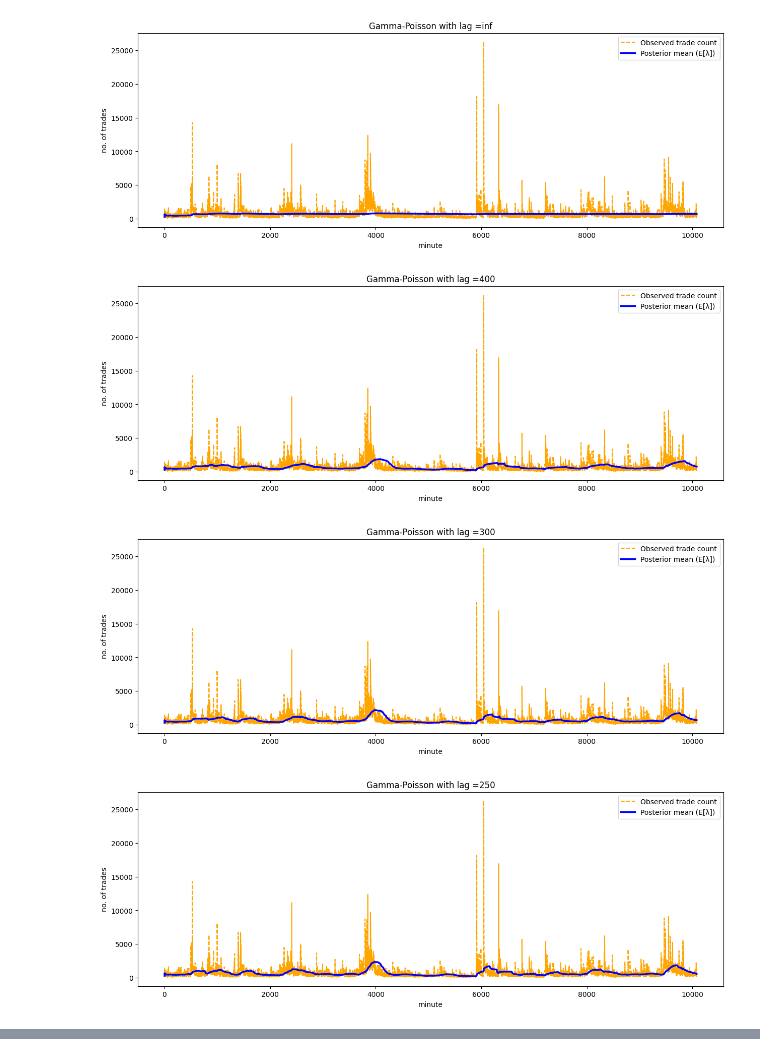
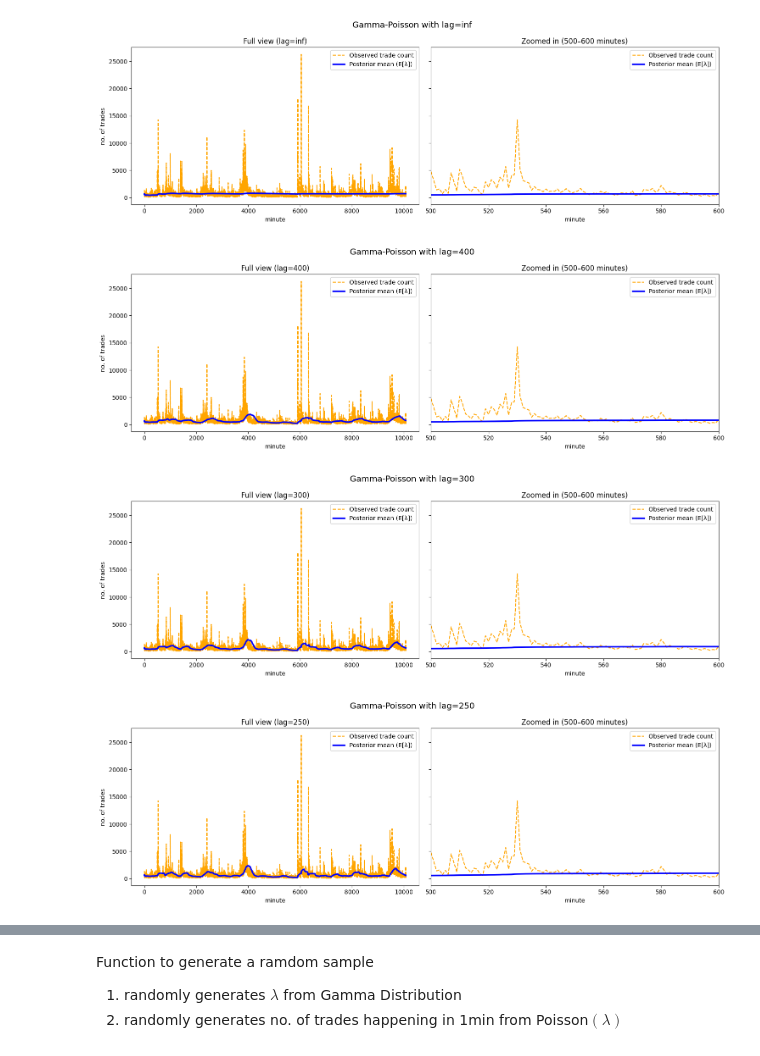
Before and after one commit to Zen-Nightshade/Crypto-Trade-Analysis, a Jupyter notebook: notebooks/Count_Bayesian_Modeling.ipynb, the cells around one changed output, grey strips where cells are left out. Saved outputs shown, nothing was run; the diff lists cells and outputs as text; code cells hidden in the pictures.

Commit message:
Updated plots

```diff
--- a/notebooks/Count_Bayesian_Modeling.ipynb
+++ b/notebooks/Count_Bayesian_Modeling.ipynb
@@ -122,25 +137,38 @@ class Gamma_Poisson:
 
         self.ppi[1 - percent] = ppis
 # %%
-def expected_lambda(params, lag):
-    plt.figure(figsize=(15,5))
-    lmda = [alpha/beta for alpha, beta in zip(params["alpha"][1:],params["beta"][1:])]
-    plt.xlabel("minute")
-    plt.ylabel("no. of trades")
+def expected_lambda(params, lag, zoom_start=0, zoom_end=200):
+    fig, axs = plt.subplots(1, 2, figsize=(15, 5), sharey=True)
 
-    plt.plot(df["trade_count"].values, color="orange", linestyle="--", label="Observed trade count")
-    plt.plot(lmda, color="blue", linewidth=2.5, label="Posterior mean (E[λ])")
+    lmda = [alpha / beta for alpha, beta in zip(params["alpha"][1:], params["beta"][1:])]
+    x = range(len(df["trade_count"].values))
 
-    plt.legend()
-    plt.title(f"Gamma-Poisson with lag ={lag}")
+    # --- Left: Full plot ---
+    axs[0].plot(df["trade_count"].values, color="orange", linestyle="--", label="Observed trade count")
+    axs[0].plot(lmda, color="blue", linewidth=2.5, label="Posterior mean (E[λ])")
+    axs[0].set_title(f"Full view (lag={lag})")
+    axs[0].set_xlabel("minute")
+    axs[0].set_ylabel("no. of trades")
+    axs[0].legend()
+
+    # --- Right: Zoomed-in plot ---
+    axs[1].plot(df["trade_count"].values, color="orange", linestyle="--", label="Observed trade count")
+    axs[1].plot(lmda, color="blue", linewidth=2.5, label="Posterior mean (E[λ])")
+    axs[1].set_xlim(zoom_start, zoom_end)
+    axs[1].set_title(f"Zoomed in ({zoom_start}–{zoom_end} minutes)")
+    axs[1].set_xlabel("minute")
+    axs[1].legend()
+
+    plt.suptitle(f"Gamma-Poisson with lag={lag}", fontsize=14)
+    plt.tight_layout()
     plt.show()
 
 for lag in [float("inf"), 400, 300, 250, 200, 150, 100, 50, 10]:
     gp = Gamma_Poisson(1, 1, lag, df)
     gp.generate_posterior()
-    expected_lambda(gp.params, lag)
+    expected_lambda(gp.params, lag, zoom_start=500, zoom_end=600)
 # %% [output]
-[figure, old version]
+[figure, new version]
-[figure, old version]
+[figure, new version]
-[figure, old version]
+[figure, new version]
-[figure, old version]
+[figure, new version]
@@ -152,3 +180,7 @@ for lag in [float("inf"), 400, 300, 250, 200, 150, 100, 50, 10]:
+# %% [markdown]
+Function to generate a ramdom sample
+1. randomly generates $\lambda$ from Gamma Distribution
+2. randomly generates no. of trades happening in 1min from Poisson$(\lambda)$
 # %%
 def gen_samples(params, n):
 
```
Also changed, not shown: parts of 4 cells of this notebook.
